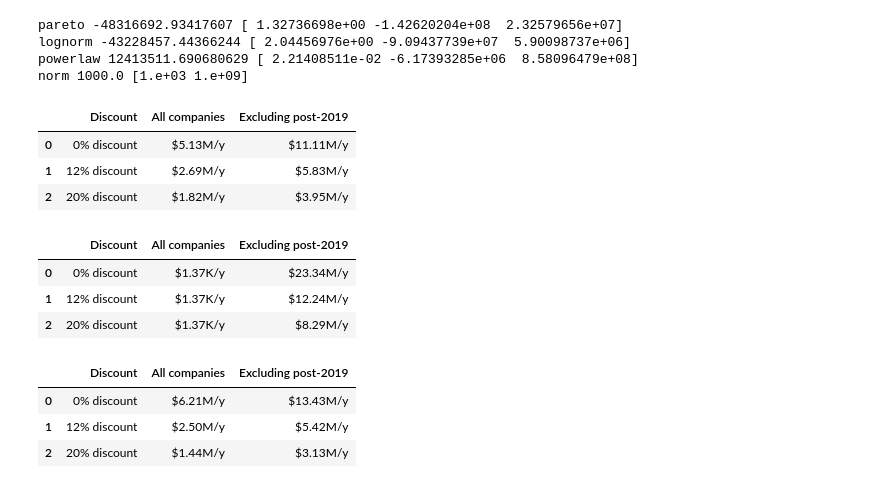
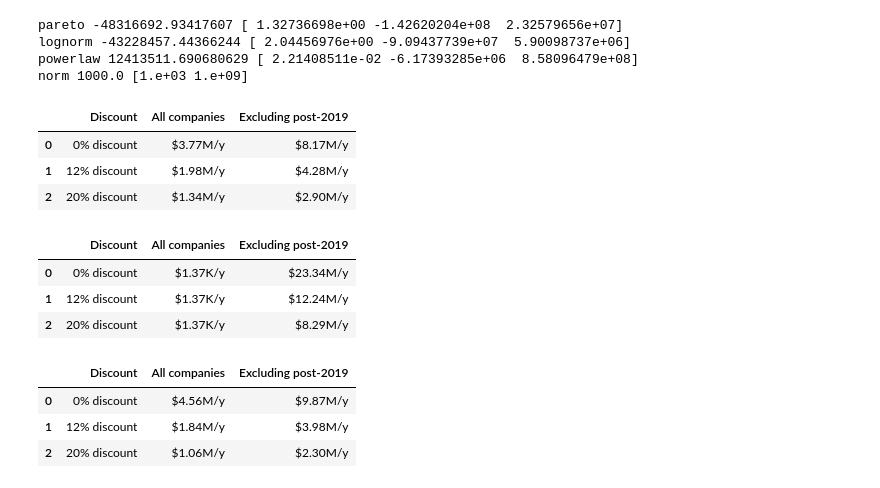
Before and after one commit to Xodarap/notebooks, a Jupyter notebook: ycombinator valuation.ipynb, the cells around one changed output. Saved outputs shown, nothing was run; the diff lists cells and outputs as text; code cells hidden in the pictures.

```diff
--- a/ycombinator valuation.ipynb
+++ b/ycombinator valuation.ipynb
@@ -131,7 +131,7 @@ norm 1000.0 [1.e+03 1.e+09]
 yc_companies = 3951
 yc_cos_after_2019 = 1825
 avg_team = 2.285714286
-avg_ownership = 2/4.2
+avg_ownership = 0.35
 # %%
 df['years elapsed'] = df['Valuation year'] - df['Batch year']
 df.loc[df['years elapsed'] == 0, 'years elapsed'] = 1
@@ -141,23 +141,23 @@ df['20% discount'] = (.8 ** df['years elapsed']) * df['Valuation'] / df['years e
 # %%
 from math import log, floor
 
 def human_format(number):
-    units = ['', 'K', 'M', 'G', 'T', 'P']
+    units = ['', 'K', 'M', 'B', 'T', 'P']
     k = 1000.0
     magnitude = int(floor(log(number, k)))
     return '$%.2f%s/y' % (number / k**magnitude, units[magnitude])
 
 results = pd.DataFrame(
     [[k, human_format(avg_ownership * df[k].sum() / yc_companies / avg_team),
       human_format(avg_ownership * df[k].sum() / yc_cos_after_2019 / avg_team)]
       for k in ['0% discount', '12% discount', '20% discount']],
       columns = ['Discount', 'All companies', 'Excluding post-2019'])
 results
 # %% [output]
 |  | Discount | All companies | Excluding post-2019 |
-| 0 | 0% discount | $5.13M/y | $11.11M/y |
-| 1 | 12% discount | $2.69M/y | $5.83M/y |
-| 2 | 20% discount | $1.82M/y | $3.95M/y |
+| 0 | 0% discount | $3.77M/y | $8.17M/y |
+| 1 | 12% discount | $1.98M/y | $4.28M/y |
+| 2 | 20% discount | $1.34M/y | $2.90M/y |
 # %%
 powerlaw_params = [f[1] for f in fitted if f[0] == 'powerlaw'][0]
 powerlaw_results = pd.DataFrame(
@@ -183,6 +183,6 @@ results = pd.DataFrame(
 results
 # %% [output]
 |  | Discount | All companies | Excluding post-2019 |
-| 0 | 0% discount | $6.21M/y | $13.43M/y |
-| 1 | 12% discount | $2.50M/y | $5.42M/y |
-| 2 | 20% discount | $1.44M/y | $3.13M/y |
+| 0 | 0% discount | $4.56M/y | $9.87M/y |
+| 1 | 12% discount | $1.84M/y | $3.98M/y |
+| 2 | 20% discount | $1.06M/y | $2.30M/y |
```
Also changed, not shown: parts of 1 cell of this notebook.
